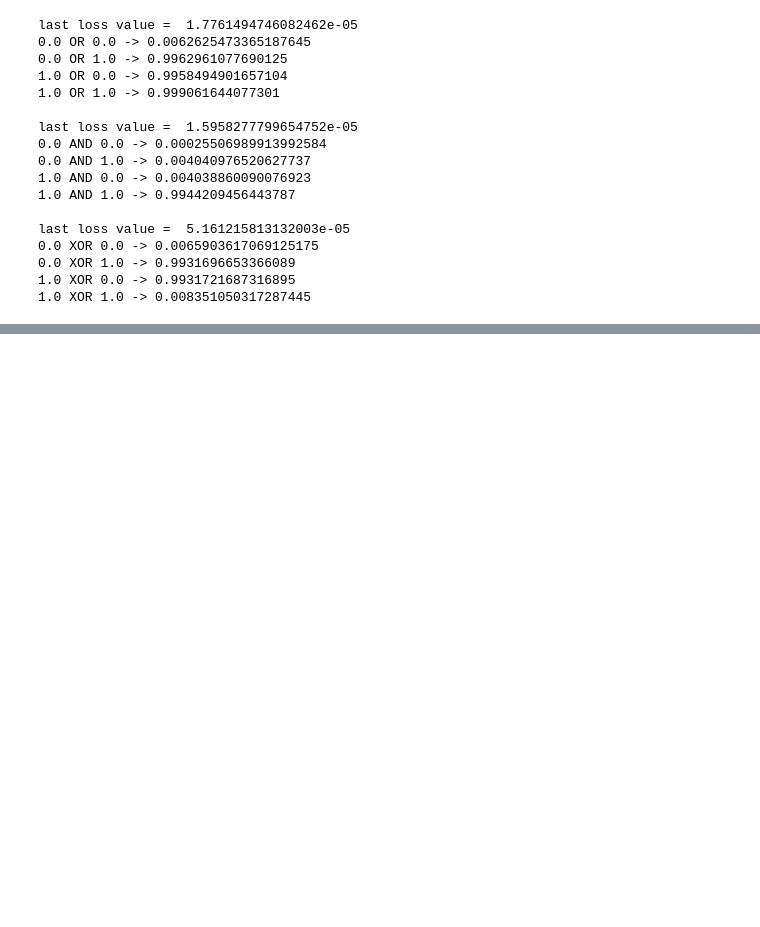
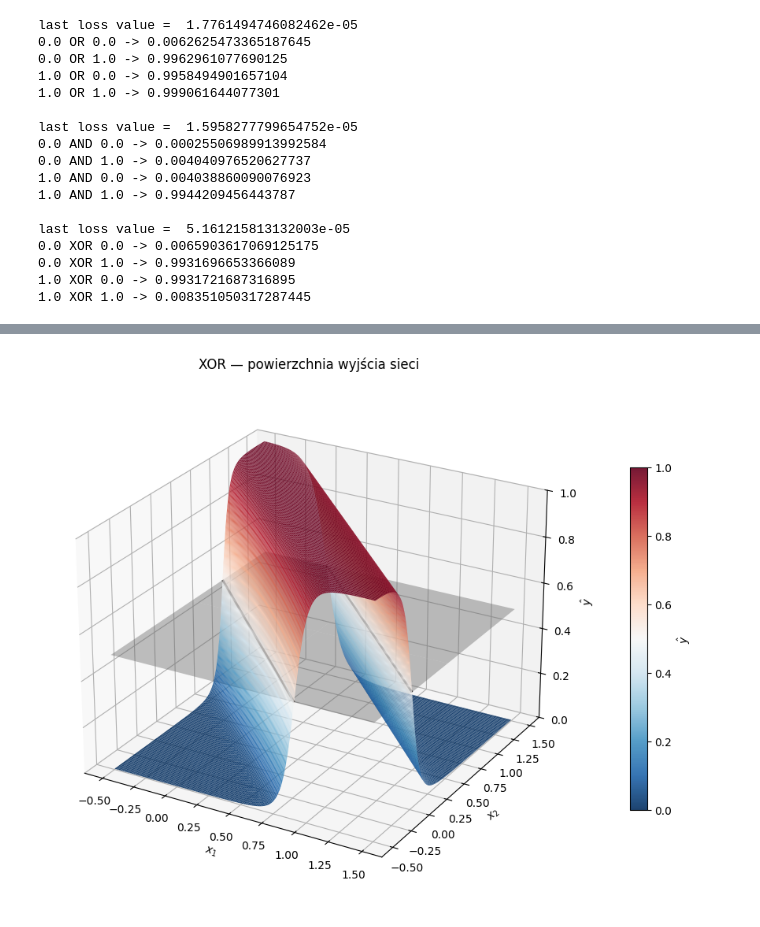
Before and after one commit to ziomek681/MLphys_2026, a Jupyter notebook: 1_Preliminary_problems_neural_network_fundamentals/XOR.ipynb, the cells around one changed output, grey strips where cells are left out. Saved outputs shown, nothing was run; the diff lists cells and outputs as text; code cells hidden in the pictures; blank space fills up the shorter version.

```diff
--- a/1_Preliminary_problems_neural_network_fundamentals/XOR.ipynb
+++ b/1_Preliminary_problems_neural_network_fundamentals/XOR.ipynb
@@ -77,0 +179,40 @@ last loss value =  5.161215813132003e-05
+# %%
+
+### wykres 3D ###
+fig = plt.figure(figsize=(9, 7), constrained_layout=True)
+ax = fig.add_subplot(111, projection="3d")
+
+surface = ax.plot_surface(
+    x1, x2, output,
+    cmap="RdBu_r", vmin=0, vmax=1,
+    alpha=0.9, linewidth=0,
+    rcount=150, ccount=150,
+)
+
+# Płaszczyzna progu klasyfikacji
+ax.plot_surface(
+    x1, x2, np.full_like(output, 0.5),
+    color="gray", alpha=0.4,
+    rcount=2, ccount=2,
+)
+
+# Rzeczywista granica na wysokości 0.5
+ax.contour(
+    x1, x2, output,
+    levels=[0.5], colors="black", linewidths=2,
+)
+
+ax.set(
+    xlabel=r"$x_1$",
+    ylabel=r"$x_2$",
+    zlabel=r"$\hat{y}$",
+    zlim=(0, 1),
+    title="XOR — powierzchnia wyjścia sieci",
+)
+ax.view_init(elev=25, azim=-60)
+
+fig.colorbar(surface, ax=ax, shrink=0.65, pad=0.1,
+             label=r"$\hat{y}$")
+plt.show()
+# %% [output]
+[figure, added]
```
Also changed, not shown: parts of 3 cells of this notebook, 1 other file.
